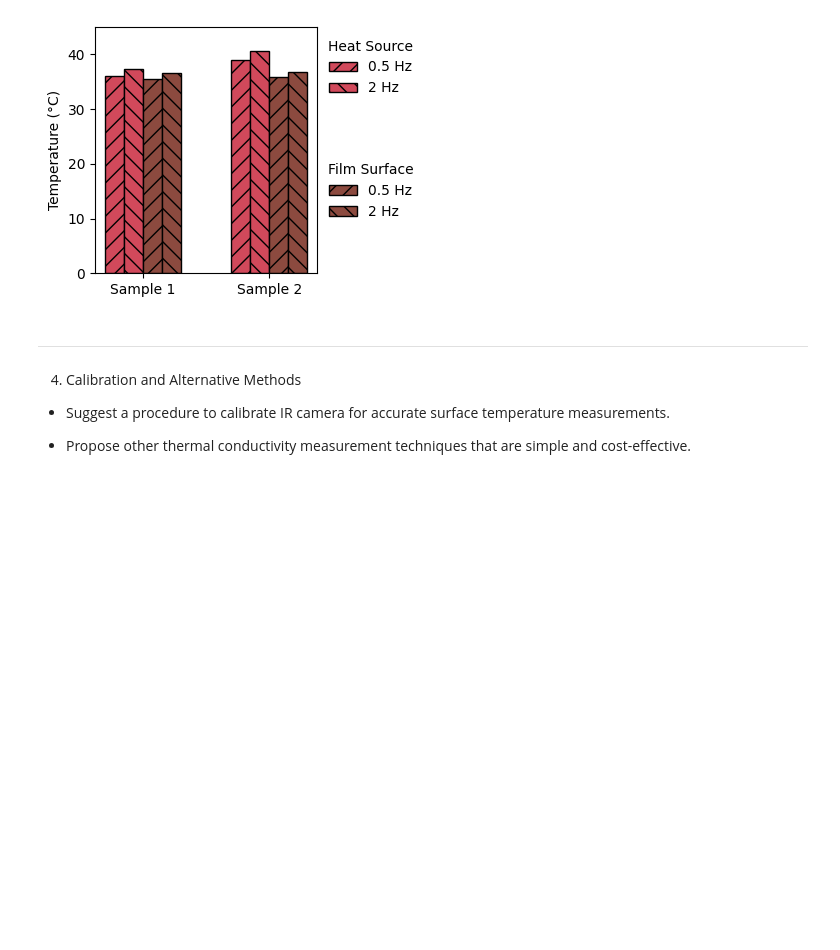
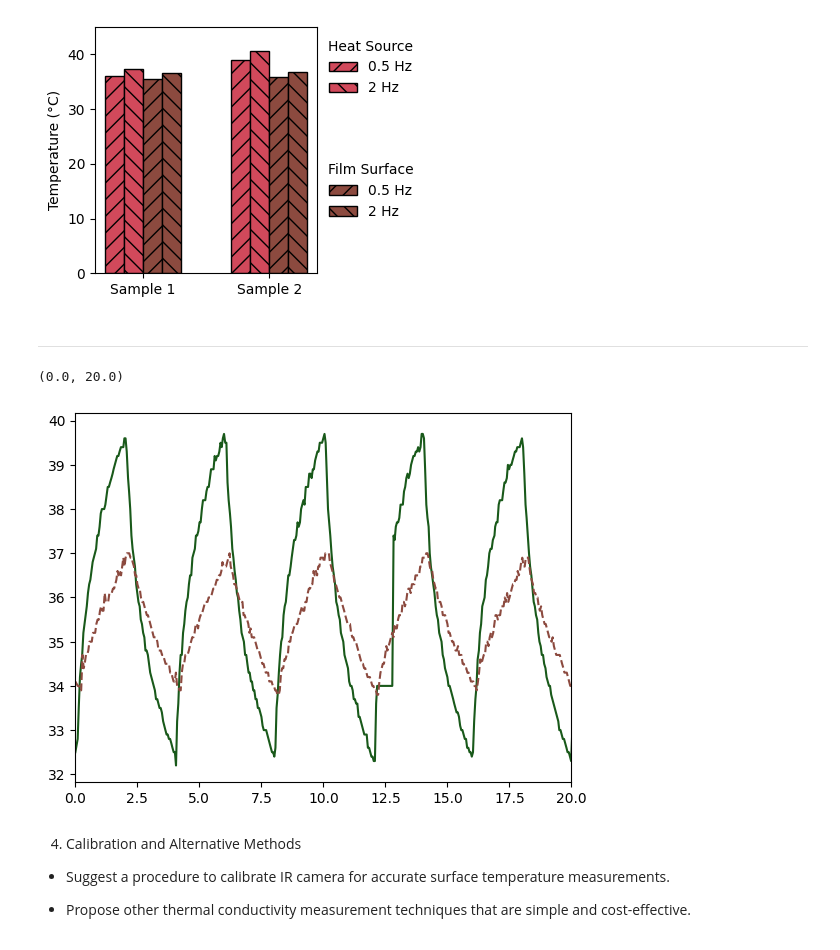
Before and after one commit to mohammadmundiwala/Flexible-Electronics, a Jupyter notebook: lab-2/data_analysis.ipynb, the cells around one changed output. Drawn from its saved outputs; the diff is of its cells as text; code cells hidden in the pictures; blank space fills up the shorter version.

```diff
--- a/lab-2/data_analysis.ipynb
+++ b/lab-2/data_analysis.ipynb
@@ -244,6 +289,11 @@ plt.show()
 [figure]
 # %% [markdown]
 -----------------
+# %%
+def plot_ther
+# %% [output]
+(0.0, 20.0)
+[figure, added]
 # %% [markdown]
 4. Calibration and Alternative Methods
 
```
Also changed, not shown: parts of 3 cells of this notebook, 1 other file.
